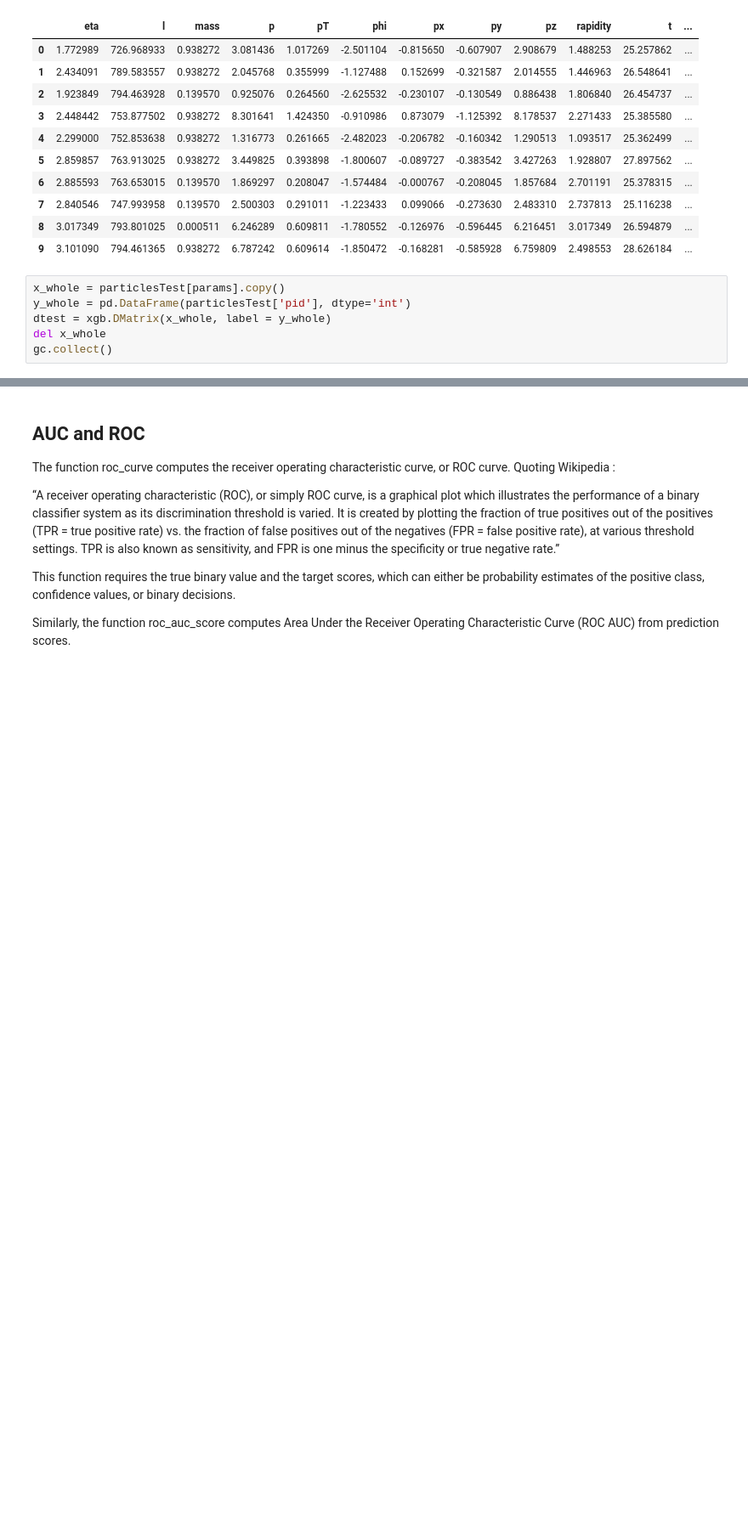
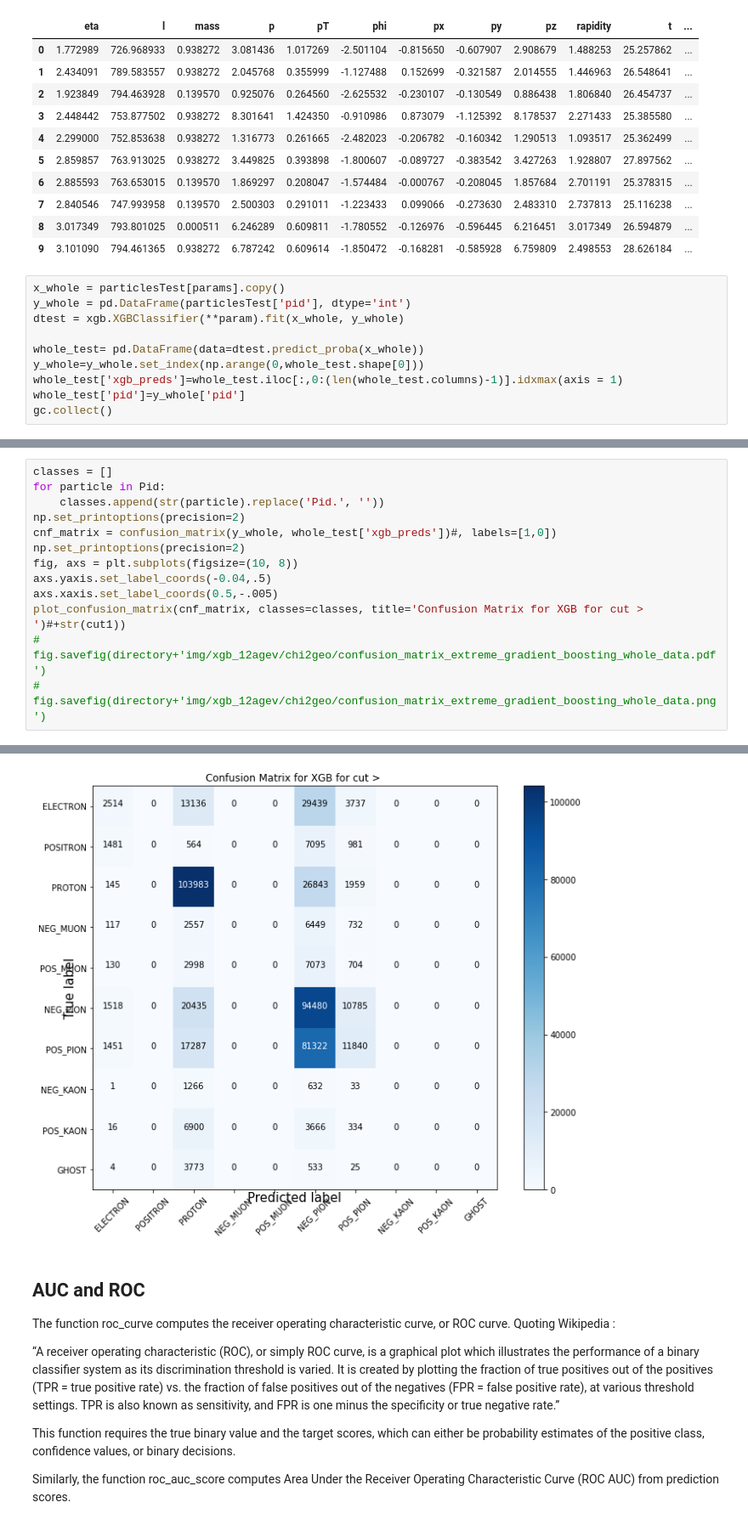
Before and after one commit to julnow/inz, a Jupyter notebook: jupyter/ml_xgb_12agev-chi2geo.ipynb, the cells around one changed output, grey strips where cells are left out. Shown at 85% size. Drawn from its saved outputs; the diff is of its cells as text; blank space fills up the shorter version.

Commit message:
confusion matrix

```diff
--- a/jupyter/ml_xgb_12agev-chi2geo.ipynb
+++ b/jupyter/ml_xgb_12agev-chi2geo.ipynb
@@ -278,7 +284,11 @@ particlesTest.iloc[0:10,:]
 # %%
 x_whole = particlesTest[params].copy()
 y_whole = pd.DataFrame(particlesTest['pid'], dtype='int')
-dtest = xgb.DMatrix(x_whole, label = y_whole)
-del x_whole
+dtest = xgb.XGBClassifier(**param).fit(x_whole, y_whole)
+
+whole_test= pd.DataFrame(data=dtest.predict_proba(x_whole))
+y_whole=y_whole.set_index(np.arange(0,whole_test.shape[0]))
+whole_test['xgb_preds']=whole_test.iloc[:,0:(len(whole_test.columns)-1)].idxmax(axis = 1)
+whole_test['pid']=y_whole['pid']
 gc.collect()
 # %% [output]
@@ -295,0 +336,14 @@ ax.figure.tight_layout()
+# %%
+classes = []
+for particle in Pid:
+    classes.append(str(particle).replace('Pid.', ''))
+np.set_printoptions(precision=2)
+cnf_matrix = confusion_matrix(y_whole, whole_test['xgb_preds'])#, labels=[1,0])
+np.set_printoptions(precision=2)
+fig, axs = plt.subplots(figsize=(10, 8))
+axs.yaxis.set_label_coords(-0.04,.5)
+axs.xaxis.set_label_coords(0.5,-.005)
+plot_confusion_matrix(cnf_matrix, classes=classes, title='Confusion Matrix for XGB for cut > ')#+str(cut1))
+# fig.savefig(directory+'img/xgb_12agev/chi2geo/confusion_matrix_extreme_gradient_boosting_whole_data.pdf')
+# fig.savefig(directory+'img/xgb_12agev/chi2geo/confusion_matrix_extreme_gradient_boosting_whole_data.png')
+# %% [output]
@@ -296,3 +361,4 @@ ax.figure.tight_layout()
+[figure, added]
 # %% [markdown]
 ## AUC and ROC
 
```
Also changed, not shown: parts of 14 cells of this notebook.
